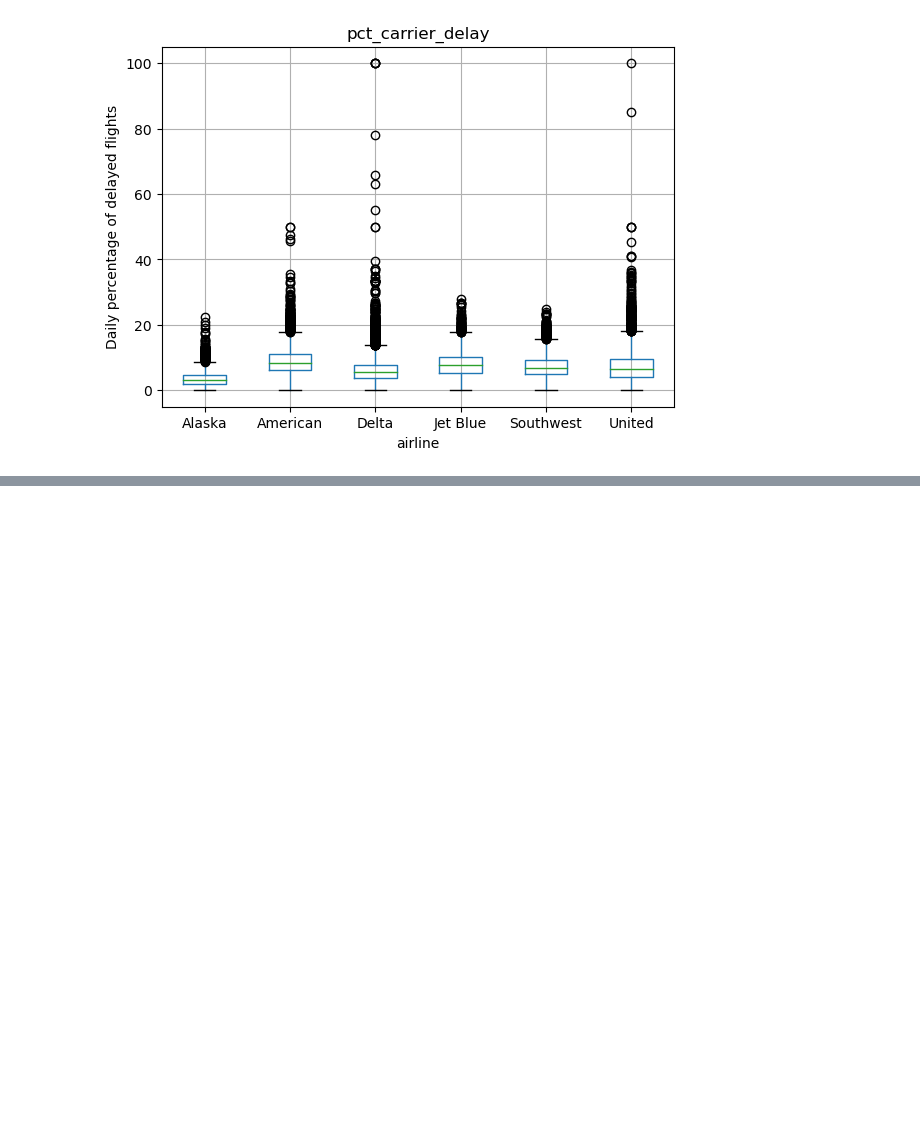
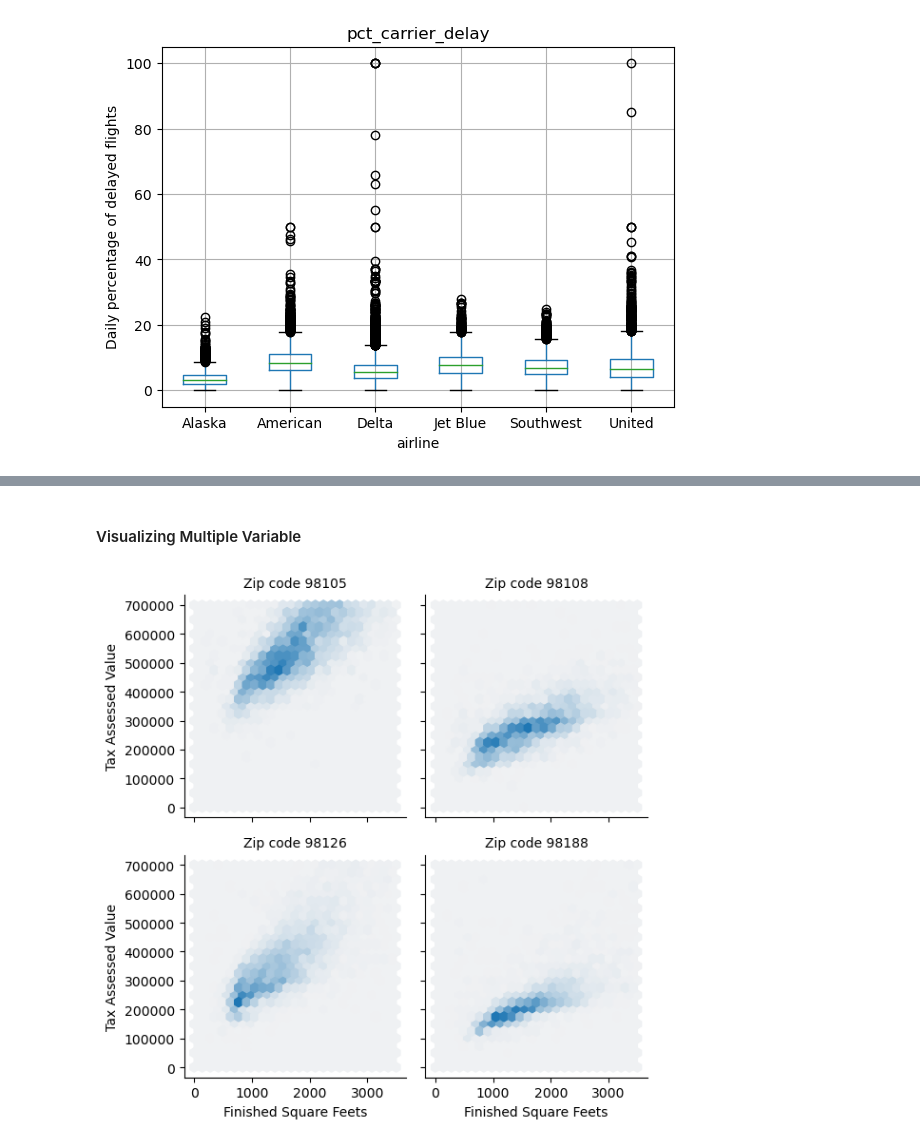
Before and after one commit to shailesh097/statistics_datascience, a Jupyter notebook: main.ipynb, the cells around one changed output, grey strips where cells are left out. Drawn from its saved outputs; the diff is of its cells as text; code cells hidden in the pictures; blank space fills up the shorter version.

```diff
--- a/main.ipynb
+++ b/main.ipynb
@@ -326,0 +348,19 @@ Text(0.5, 0.98, '')
+# %% [markdown]
+#### Visualizing Multiple Variable
+# %%
+zip_code = [98188, 98105, 98108, 98126]
+tax_zip = tax0.loc[tax0.ZipCode.isin(zip_code),:]
+
+def hexbin(x, y, color, **kwargs):
+	cmap = sns.light_palette(color, as_cmap=True)
+	plt.hexbin(x, y, gridsize=25, cmap=cmap, **kwargs)
+
+g = sns.FacetGrid(tax_zip, col='ZipCode', col_wrap=2)
+g.map(hexbin, 'SqFtTotLiving', 'TaxAssessedValue', extent=[0,3500, 0, 700000])
+g.set_axis_labels('Finished Square Feets', 'Tax Assessed Value')
+g.set_titles('Zip code {col_name:.0f}')
+
+plt.tight_layout()
+plt.show()
+# %% [output]
+[figure, added]
```
Also changed, not shown: parts of 3 cells of this notebook.
